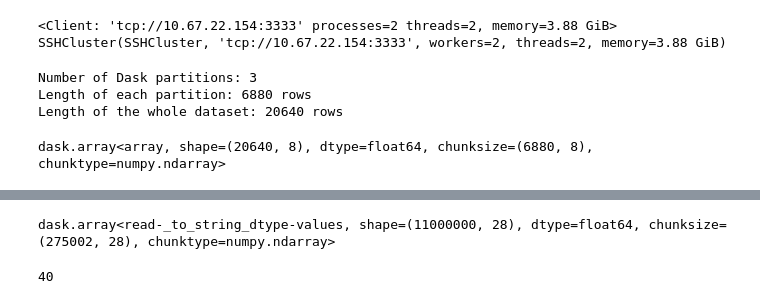
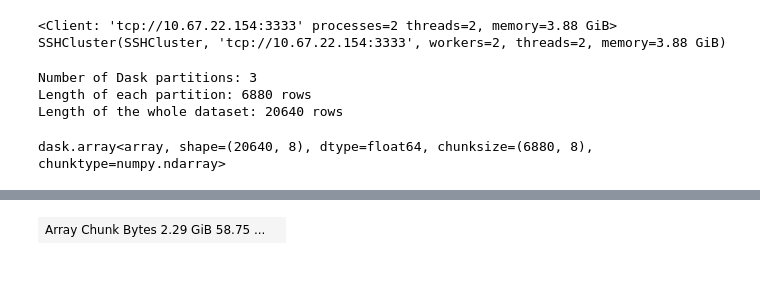
Before and after one commit to AlessandroMiotto/MAPD_project, a Jupyter notebook: Indirect.ipynb, the cells around one changed output, grey strips where cells are left out. Drawn from its saved outputs; the diff is of its cells as text; code cells hidden in the pictures; blank space fills up the shorter version.

```diff
--- a/Indirect.ipynb
+++ b/Indirect.ipynb
@@ -231,12 +297,10 @@ path_HIGGS = os.getcwd() + "/datasets/HIGGS.csv"
 df = dd.read_csv(path_HIGGS, header=None, blocksize="200MB")    # The block size can be customized, let's start with 200 MB
 X_df = df.iloc[:, 1:]
 X_da = X_df.to_dask_array(lengths=True)
+
+X_da = X_da.persist()
 # %%
 #Let's print it
-print(X_da)
-
-# Print the number of partition
-X_da.npartitions
+X_da
 # %% [output]
-dask.array<read-_to_string_dtype-values, shape=(11000000, 28), dtype=float64, chunksize=(275002, 28), chunktype=numpy.ndarray>
-40
+| Array Chunk Bytes 2.29 GiB 58.75 ... |  |
```
Also changed, not shown: parts of 15 cells of this notebook.
